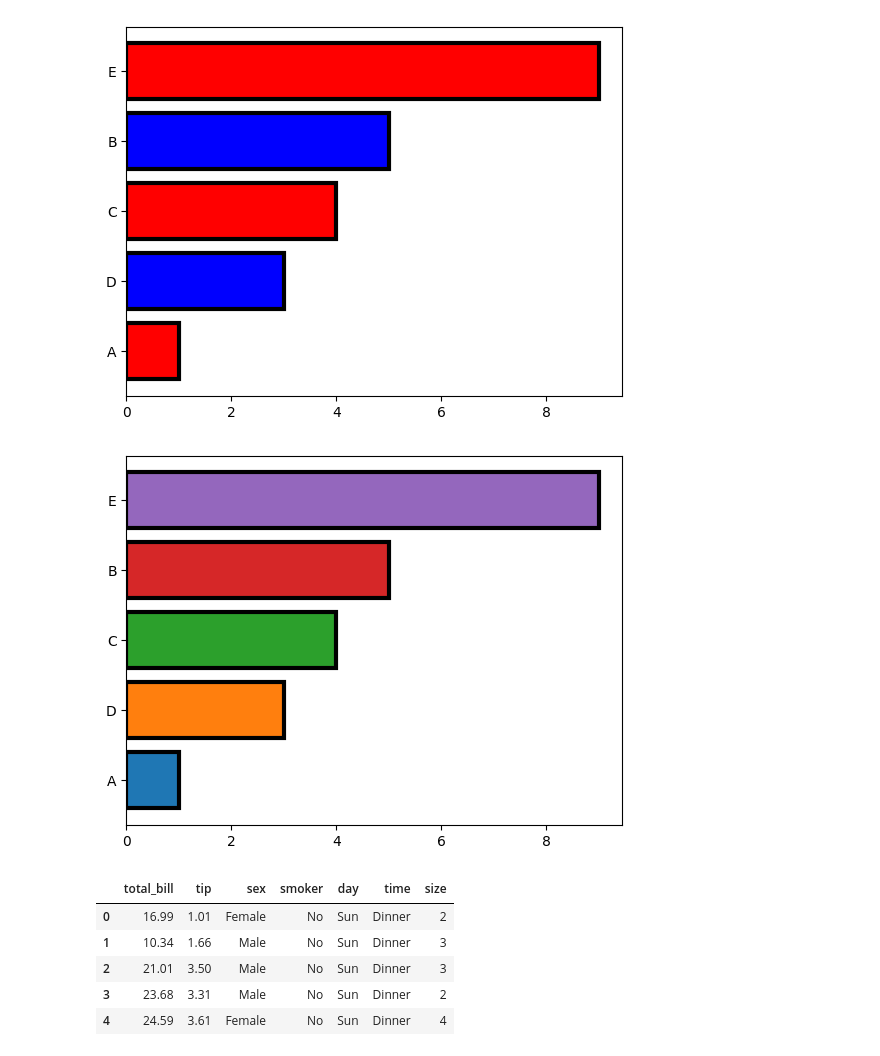
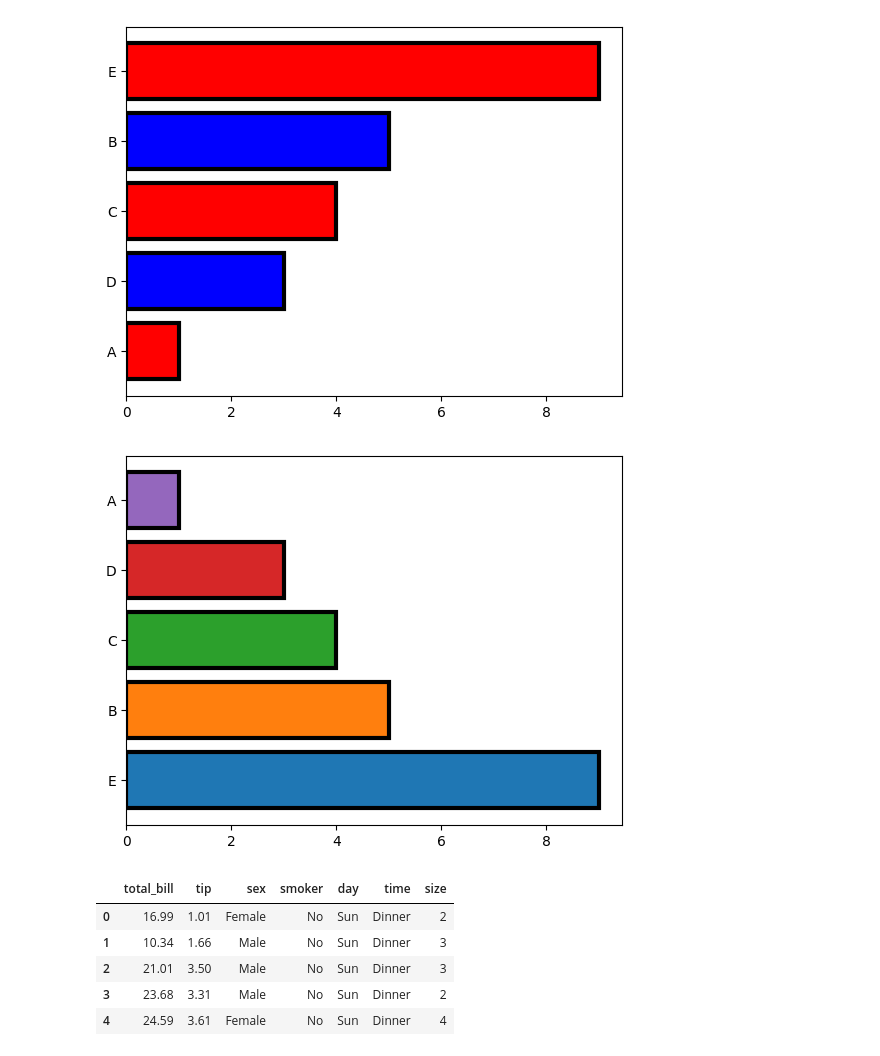
Before and after one commit to BusraSarikaya1/data, a Jupyter notebook: week 3/3-dataviz.ipynb, the cells around one changed output. Cells and saved outputs as stored; diff of their text form; code cells hidden in the pictures.

```diff
--- a/week 3/3-dataviz.ipynb
+++ b/week 3/3-dataviz.ipynb
@@ -38,13 +38,13 @@ plt.barh(y=df.Group,
 <BarContainer object of 5 artists>
 [figure]
 # %%
-df=df.sort_values(by=['Value'])
+df=df.sort_values(by=['Value'],ascending= False)  #verileri küçükten büyüğe sıralamk istersek ascending metodunu kullanabiliriz.
 plt.barh(y=df.Group,
          width=df.Value,
          color= mcolors.TABLEAU_COLORS,
          edgecolor='black',
          linewidth=3
          )
 plt.show()
 # %% [output]
-[figure, old version]
+[figure, new version]
```
Also changed, not shown: parts of 27 cells of this notebook, 2 other files.
